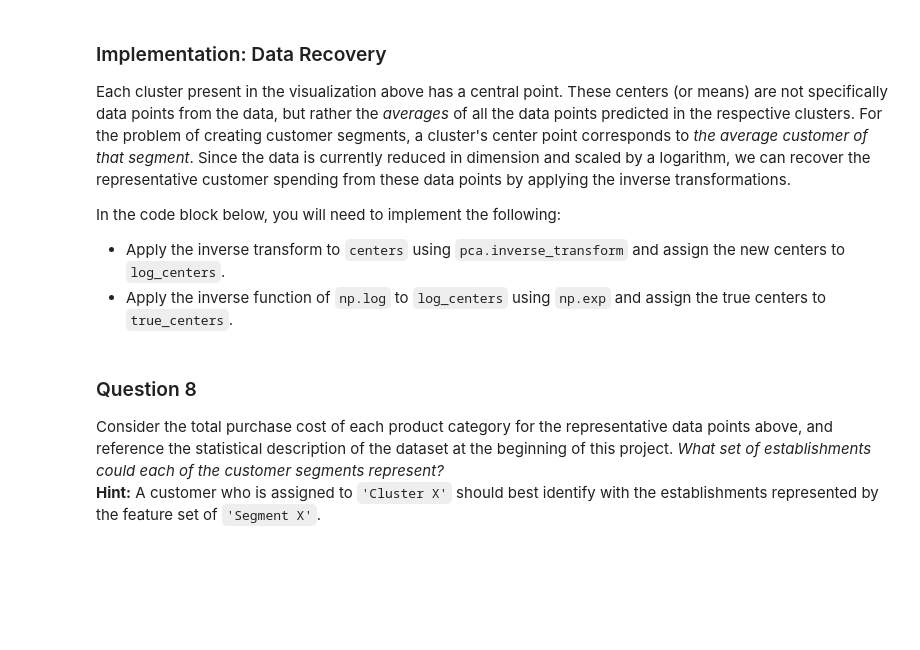
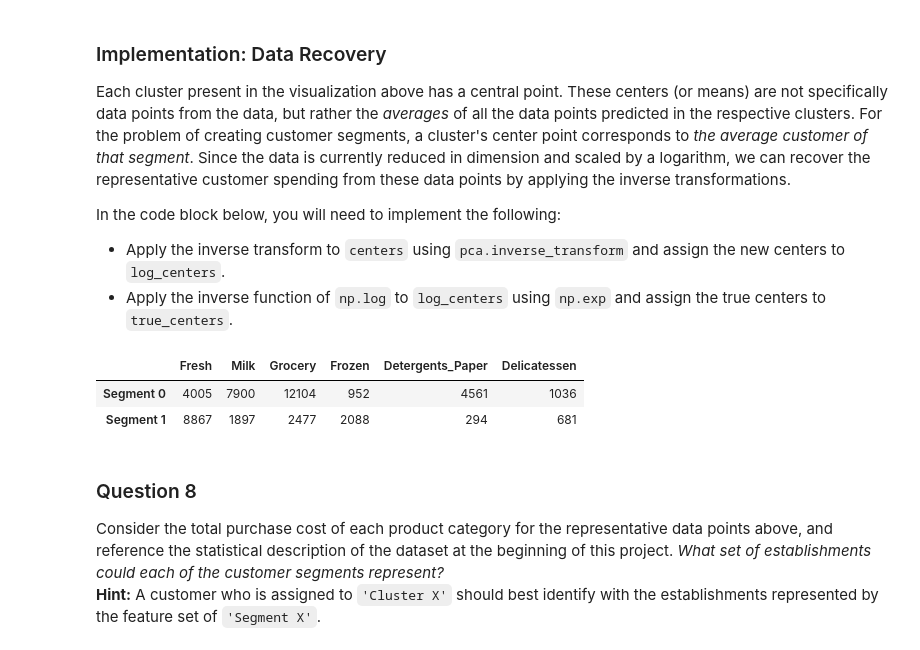
Before and after one commit to fiatveritas/Portfolio, a Jupyter notebook: Udacity_Project_3_Customer_Segments/customer_segments/customer_segments.ipynb, the cells around one changed output. Cells and saved outputs as stored; diff of their text form; code cells hidden in the pictures; blank space fills up the shorter version.

```diff
--- a/Udacity_Project_3_Customer_Segments/customer_segments/customer_segments.ipynb
+++ b/Udacity_Project_3_Customer_Segments/customer_segments/customer_segments.ipynb
@@ -375,16 +375,39 @@ In the code block below, you will need to implement the following:
 from sklearn.cluster import KMeans
 from sklearn.metrics import silhouette_score
 
-clusterer = None
+holder={}
+
+for n in [i for i in range(2,21)]:
+    clusterer = KMeans(n_clusters = n)
+    clusterer.fit(reduced_data)
+
+    preds = clusterer.predict(reduced_data)
+    centers = clusterer.cluster_centers_
+    sample_preds = clusterer.predict(pca_samples)
+    predicted_labels = clusterer.labels_
+    score = silhouette_score(reduced_data, labels = predicted_labels, metric='euclidean')
+    holder[n] = score
+
+    print "Silhouette score with n = {}: {}".format(n, score)
+
+max_key = max(holder.keys(), key=(lambda k: holder[k]))
+
+clusterer = KMeans(n_clusters = max_key)
+clusterer.fit(reduced_data)
 
 # TODO: Predict the cluster for each data point
-preds = None
+preds = clusterer.predict(reduced_data)
 
 # TODO: Find the cluster centers
-centers = None
+centers = clusterer.cluster_centers_
 
 # TODO: Predict the cluster for each transformed sample data point
-sample_preds = None
+sample_preds = clusterer.predict(pca_samples)
 
 # TODO: Calculate the mean silhouette coefficient for the number of clusters chosen
-score = None
+predicted_labels = clusterer.labels_
+score = silhouette_score(reduced_data, labels = predicted_labels, metric='euclidean')
+
+print "\nSample Clusters: {}\n".format(sample_preds)
+print "Cluster centers: \n{}\n".format(centers)
+print "Silhouette score (max) with n = {}: {}".format(max_key, score)
@@ -408,16 +451,20 @@ In the code block below, you will need to implement the following:
  - Apply the inverse function of `np.log` to `log_centers` using `np.exp` and assign the true centers to `true_centers`.
 # %%
 # TODO: Inverse transform the centers
-log_centers = None
+log_centers = pca.inverse_transform(centers)
 
 # TODO: Exponentiate the centers
-true_centers = None
+true_centers = np.exp(log_centers)
 
 # Display the true centers
 segments = ['Segment {}'.format(i) for i in range(0,len(centers))]
 true_centers = pd.DataFrame(np.round(true_centers), columns = data.keys())
 true_centers.index = segments
 display(true_centers)
+# %% [output]
+|  | Fresh | Milk | Grocery | Frozen | Detergents_Paper | Delicatessen |
+| Segment 0 | 4005 | 7900 | 12104 | 952 | 4561 | 1036 |
+| Segment 1 | 8867 | 1897 | 2477 | 2088 | 294 | 681 |
 # %% [markdown]
 ### Question 8
 Consider the total purchase cost of each product category for the representative data points above, and reference the statistical description of the dataset at the beginning of this project. *What set of establishments could each of the customer segments represent?*
```
Also changed, not shown: parts of 4 cells of this notebook.
